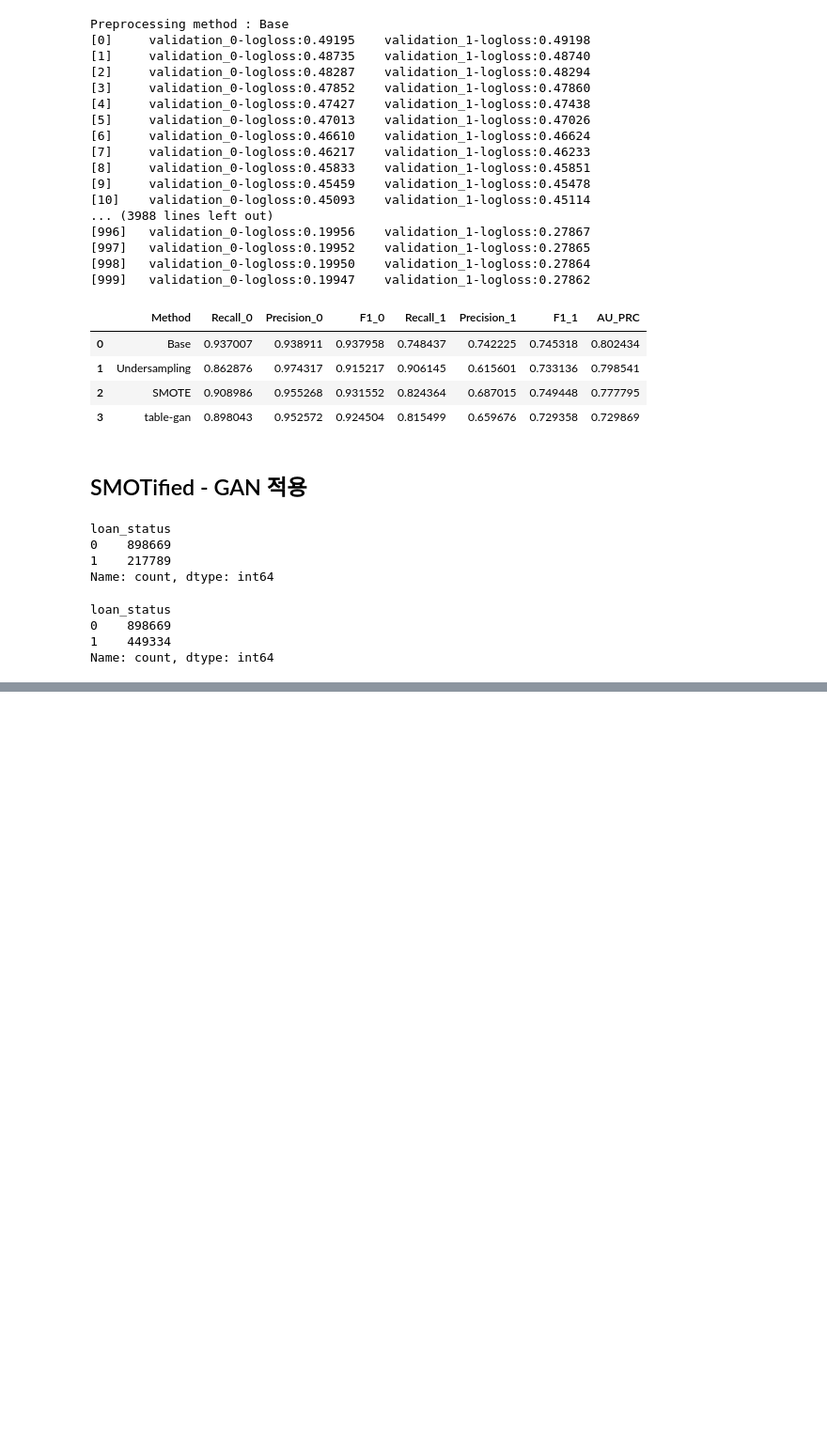
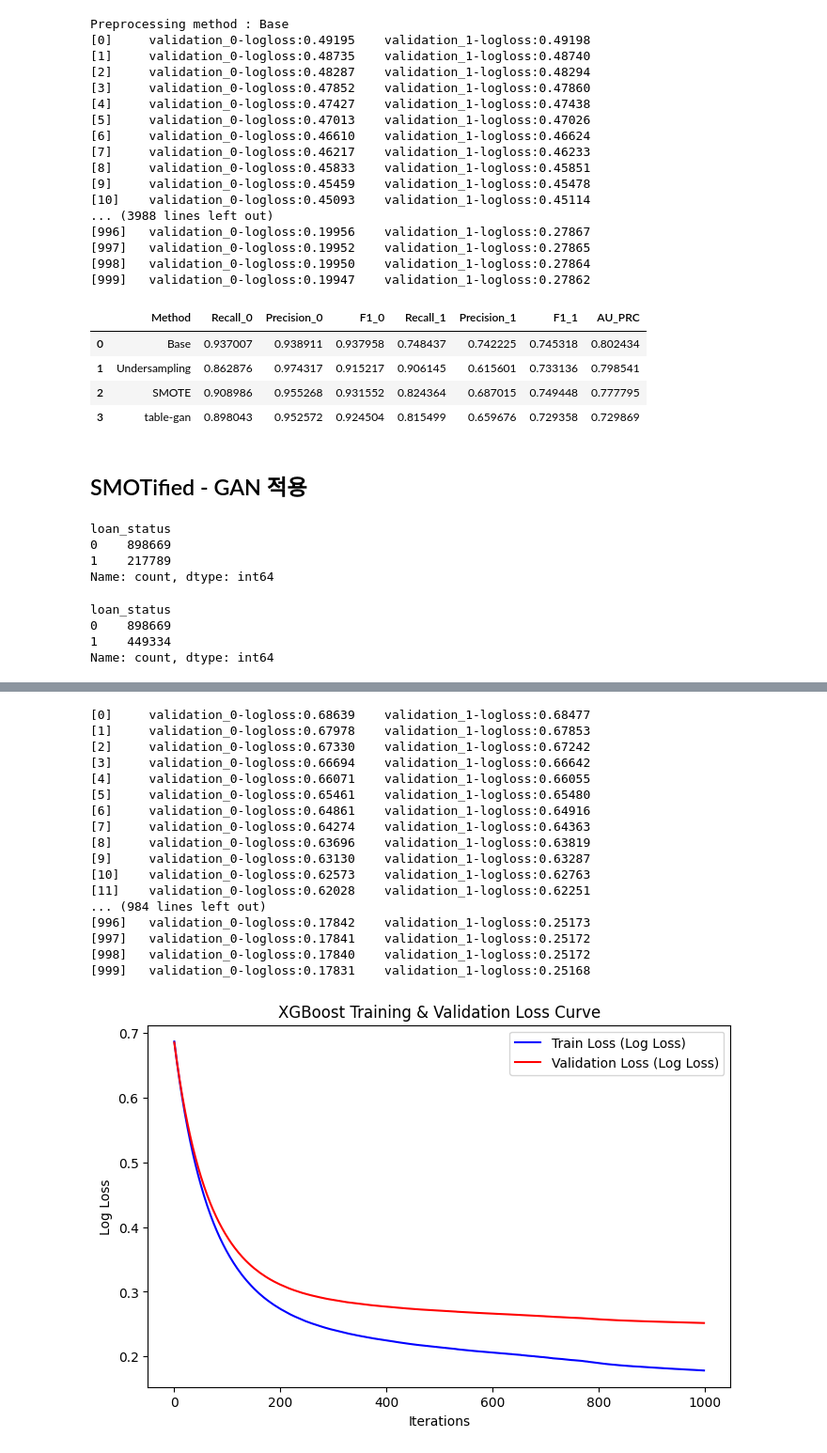
Before and after one commit to Seungminin/Data_Analysis_lending-club, a Jupyter notebook: Paper_code/model_learning_with_return_feature.ipynb, the cells around one changed output, grey strips where cells are left out. Shown at 94% size. Drawn from its saved outputs; the diff is of its cells as text; code cells hidden in the pictures; blank space fills up the shorter version.

Commit message:
stratified gan modeling

```diff
--- a/Paper_code/model_learning_with_return_feature.ipynb
+++ b/Paper_code/model_learning_with_return_feature.ipynb
@@ -252,0 +345,79 @@ class_1_oversampled.to_csv(path_or_buf=oversample_path+"oversampled.csv", index=
+# %%
+import numpy as np
+import matplotlib.pyplot as plt
+import seaborn as sns
+from xgboost import XGBClassifier
+
+#pos, neg = y_test.value_counts()  # ✅ `.values`로 NumPy 배열 변환
+#scale_pos_weight = neg / pos  # 클래스 비율 계산
+
+# 1️⃣ XGBoost 모델 정의
+model = XGBClassifier(
+    #scale_pos_weight=scale_pos_weight,
+    n_estimators=1000,
+    learning_rate=0.01,
+
+    objective='binary:logistic',
+    eval_metric="logloss",
+    random_state=42,
+    verbose = True
+)
+# %%
+model.fit(
+    X_train, y_train,
+    eval_set=[(X_train, y_train), (X_val, y_val)],  # Train & Validation Loss 저장
+    verbose=True
+)
+
+# 3️⃣ 학습 과정에서 저장된 Train & Validation Loss 가져오기
+evals_result = model.evals_result()  # 🔹 변경된 코드 (학습 후 결과 확인)
+train_loss = evals_result['validation_0']['logloss']  # Training Loss
+val_loss = evals_result['validation_1']['logloss']    # Validation Loss
+
+# 4️⃣ Train & Validation Loss 시각화
+plt.figure(figsize=(8, 5))
+plt.plot(train_loss, label='Train Loss (Log Loss)', color='blue')
+plt.plot(val_loss, label='Validation Loss (Log Loss)', color='red')
+plt.xlabel('Iterations')
+plt.ylabel('Log Loss')
+plt.title('XGBoost Training & Validation Loss Curve')
+plt.legend()
+plt.show()
+
+# 5️⃣ 예측 및 평가
+#y_pred = model.predict(X_test)
+y_prob = model.predict_proba(X_test)[:, 1]  # ROC Curve & PRC에 필요
+
+threshold = 0.4
+y_pred = (y_prob >= threshold).astype(int)
+
+# 🔹 Classification Report 출력
+print("🔹 Classification Report:")
+print(classification_report(y_test, y_pred))
+
+# 6️⃣ ROC Curve & AUC-ROC 계산
+fpr, tpr, _ = roc_curve(y_test, y_prob)
+auc_roc = auc(fpr, tpr)
+
+# 7️⃣ Precision-Recall Curve & AU-PRC 계산
+precision, recall, _ = precision_recall_curve(y_test, y_prob)
+auc_prc = auc(recall, precision)
+# %% [output]
+[0]     validation_0-logloss:0.68639    validation_1-logloss:0.68477
+[1]     validation_0-logloss:0.67978    validation_1-logloss:0.67853
+[2]     validation_0-logloss:0.67330    validation_1-logloss:0.67242
+[3]     validation_0-logloss:0.66694    validation_1-logloss:0.66642
+[4]     validation_0-logloss:0.66071    validation_1-logloss:0.66055
+[5]     validation_0-logloss:0.65461    validation_1-logloss:0.65480
+[6]     validation_0-logloss:0.64861    validation_1-logloss:0.64916
+[7]     validation_0-logloss:0.64274    validation_1-logloss:0.64363
+[8]     validation_0-logloss:0.63696    validation_1-logloss:0.63819
+[9]     validation_0-logloss:0.63130    validation_1-logloss:0.63287
+[10]    validation_0-logloss:0.62573    validation_1-logloss:0.62763
+[11]    validation_0-logloss:0.62028    validation_1-logloss:0.62251
+... (984 lines left out)
+[996]   validation_0-logloss:0.17842    validation_1-logloss:0.25173
+[997]   validation_0-logloss:0.17841    validation_1-logloss:0.25172
+[998]   validation_0-logloss:0.17840    validation_1-logloss:0.25172
+[999]   validation_0-logloss:0.17831    validation_1-logloss:0.25168
+[figure, added]
```
Also changed, not shown: parts of 13 cells of this notebook, 10 other files.
